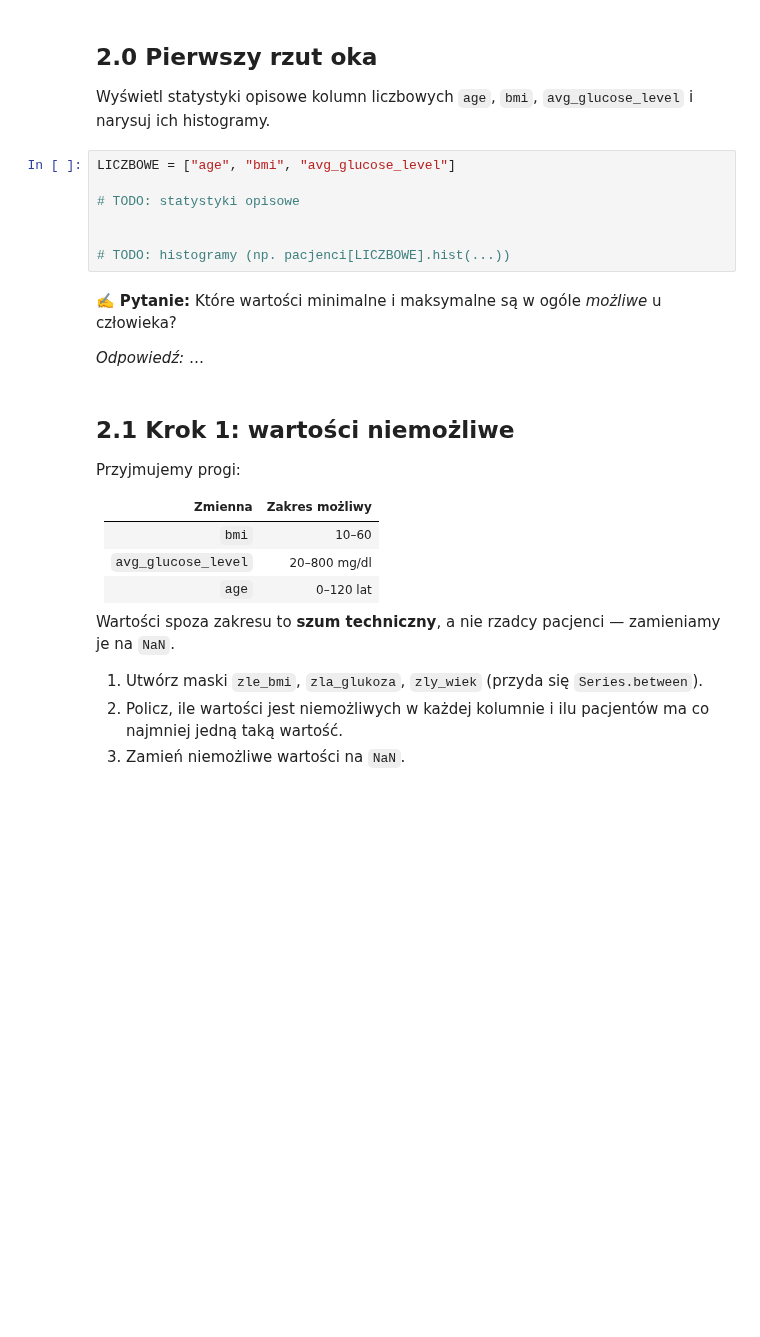
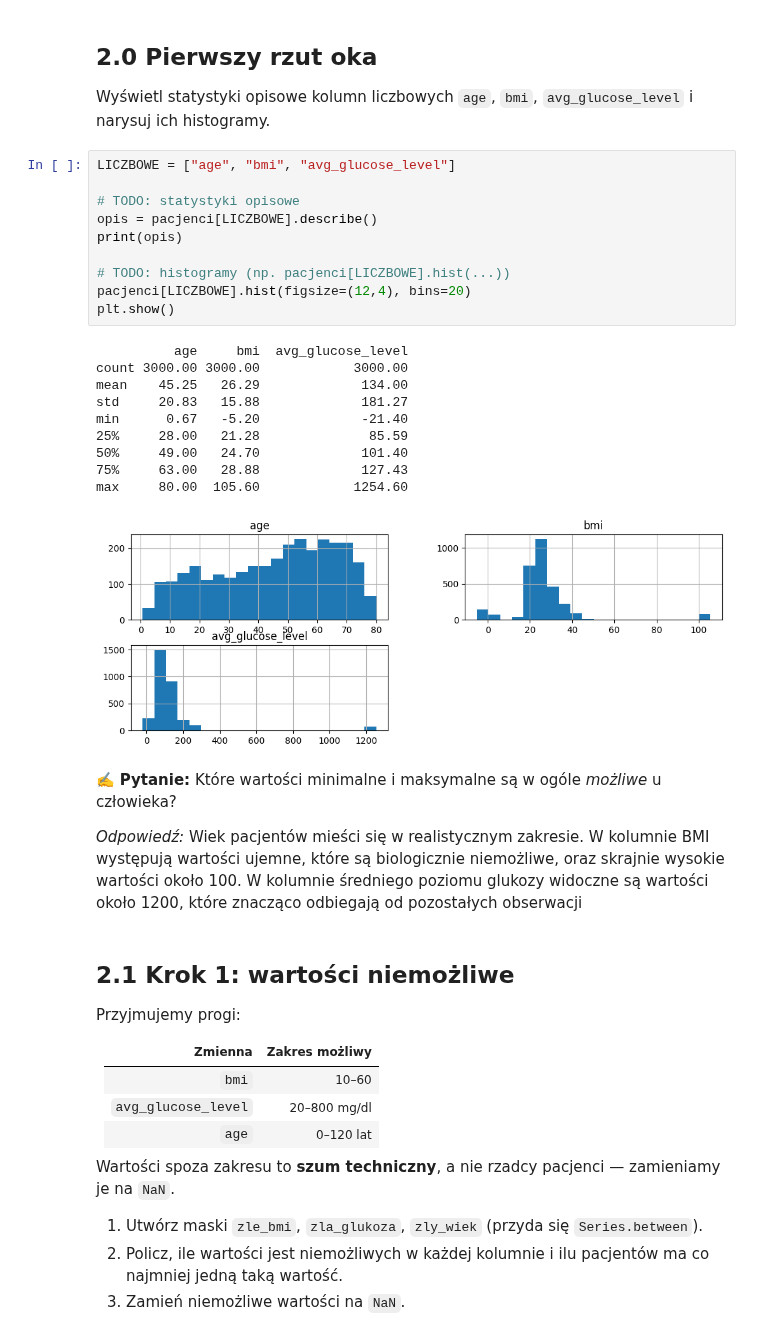
Before and after one commit to bobyysh/EksploracjaDanych, a Jupyter notebook: lab03_otwarte_dane_odstajace.ipynb, the cells around one changed output. Drawn from its saved outputs; the diff is of its cells as text; blank space fills up the shorter version.

```diff
--- a/lab03_otwarte_dane_odstajace.ipynb
+++ b/lab03_otwarte_dane_odstajace.ipynb
@@ -266,14 +365,28 @@ Wyświetl statystyki opisowe kolumn liczbowych `age`, `bmi`, `avg_glucose_level`
 # %%
 LICZBOWE = ["age", "bmi", "avg_glucose_level"]
 
 # TODO: statystyki opisowe
-
+opis = pacjenci[LICZBOWE].describe()
+print(opis)
 
 # TODO: histogramy (np. pacjenci[LICZBOWE].hist(...))
+pacjenci[LICZBOWE].hist(figsize=(12,4), bins=20)
+plt.show()
+# %% [output]
+          age     bmi  avg_glucose_level
+count 3000.00 3000.00            3000.00
+mean    45.25   26.29             134.00
+std     20.83   15.88             181.27
+min      0.67   -5.20             -21.40
+25%     28.00   21.28              85.59
+50%     49.00   24.70             101.40
+75%     63.00   28.88             127.43
+max     80.00  105.60            1254.60
+[figure, added]
 # %% [markdown]
 ✍️ **Pytanie:** Które wartości minimalne i maksymalne są w ogóle *możliwe* u człowieka?
 
-*Odpowiedź:* …
+*Odpowiedź:* Wiek pacjentów mieści się w realistycznym zakresie. W kolumnie BMI występują wartości ujemne, które są biologicznie niemożliwe, oraz skrajnie wysokie wartości około 100. W kolumnie średniego poziomu glukozy widoczne są wartości około 1200, które znacząco odbiegają od pozostałych obserwacji
 # %% [markdown]
 ## 2.1 Krok 1: wartości niemożliwe
 
```
Also changed, not shown: parts of 26 cells of this notebook, 1 other file.
